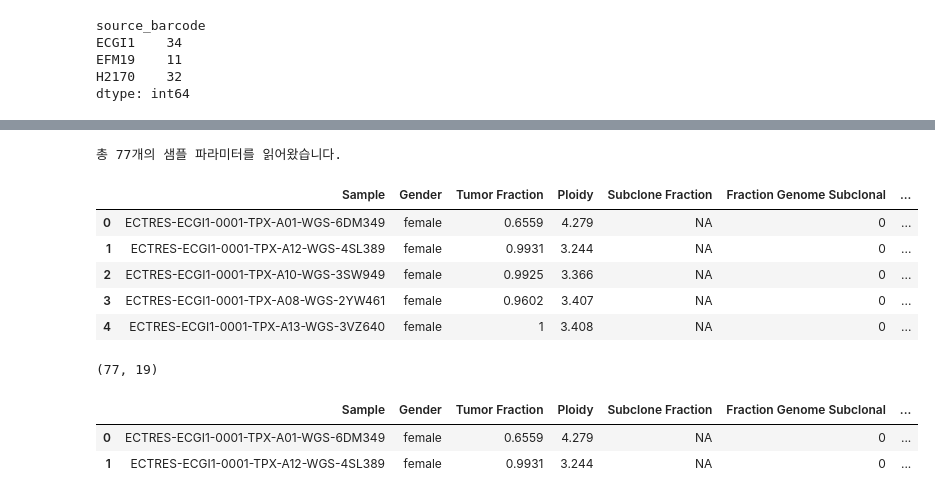
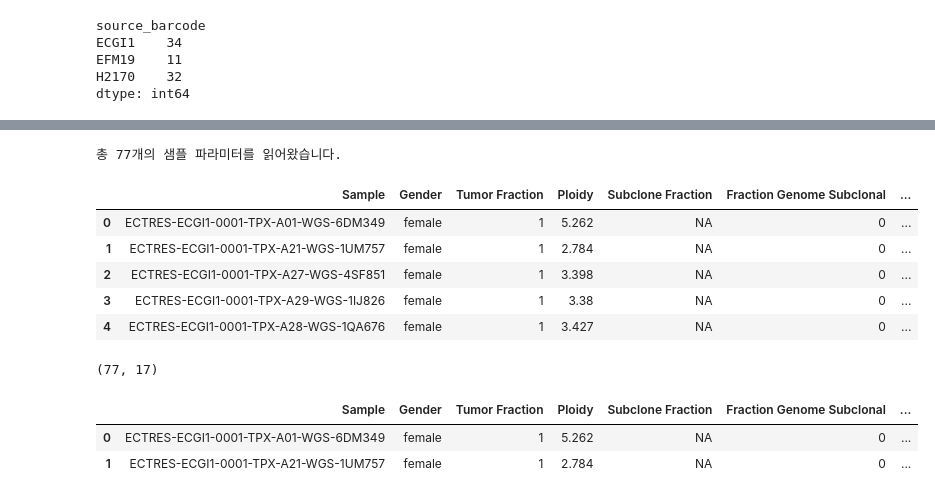
Before and after one commit to JiwonShon/ECTRES, a Jupyter notebook: ichorCNA.ipynb, the cells around one changed output, grey strips where cells are left out. Drawn from its saved outputs; the diff is of its cells as text; code cells hidden in the pictures.

```diff
--- a/ichorCNA.ipynb
+++ b/ichorCNA.ipynb
@@ -98,7 +98,7 @@ bam_manifest[bam_manifest['sample_id']=='parental']
 # bam_manifest.to_csv('../manifest/ECTRES_clones_nf_dna_bam.csv',index=False)  ## 20260309
 # bam_manifest.to_csv('/mnt/NAS3/home/jiwon/ECTRES/manifest/ECTRES_clones_nf_dna_bam.csv',index=False)  ## 20260309
 # %%
-root_path = '/mnt/NAS3/home/jiwon/HL-NF/scratch/ECTRES/results/ichorCNA/ichorCNA/'
+root_path = '/mnt/NAS3/home/jiwon/HL-NF/scratch/ECTRES/results/ichorCNA/v2/'
 
 # 2. 모든 하위 폴더에서 .params.txt 파일 찾기
 # 예: .../ichorCNA/Sample_Folder/Sub_Folder/Sample_Name.params.txt
@@ -128,41 +128,41 @@ for file in param_files:
                     # 빈 줄이거나 하단 테이블(n_0)이 시작되면 멈춤
                     if not current_line or current_line.startswith('n_0'):
                         break
 
                     if ":" in current_line:
                         key, val = current_line.split(":", 1)
                         sample_info[key.strip()] = val.strip()
                 break # 원하는 블록을 다 읽었으면 해당 파일 종료
 
     if sample_info:
         all_results.append(sample_info)
 
 # 3. 데이터프레임 생성
 df_ichor = pd.DataFrame(all_results)
 
 # 4. 컬럼 순서 정리 (Sample을 가장 앞으로)
 cols = ['Sample'] + [c for c in df_ichor.columns if c != 'Sample']
 df_ichor = df_ichor[cols]
 
 # 5. 결과 확인
 print(f"총 {len(df_ichor)}개의 샘플 파라미터를 읽어왔습니다.")
 
 df_ichor['aliquot_barcode']=df_ichor['Sample']
 display(df_ichor.head())
 
 # (팁) 엑셀이나 CSV로 저장하고 싶으시면 아래 주석 해제
 # df_ichor.to_csv('ichorCNA_summary_table.csv', index=False)
 # %% [output]
 총 77개의 샘플 파라미터를 읽어왔습니다.
 |  | Sample | Gender | Tumor Fraction | Ploidy | Subclone Fraction | Fraction Genome Subclonal | ... |
-| 0 | ECTRES-ECGI1-0001-TPX-A01-WGS-6DM349 | female | 0.6559 | 4.279 | NA | 0 | ... |
-| 1 | ECTRES-ECGI1-0001-TPX-A12-WGS-4SL389 | female | 0.9931 | 3.244 | NA | 0 | ... |
-| 2 | ECTRES-ECGI1-0001-TPX-A10-WGS-3SW949 | female | 0.9925 | 3.366 | NA | 0 | ... |
-| 3 | ECTRES-ECGI1-0001-TPX-A08-WGS-2YW461 | female | 0.9602 | 3.407 | NA | 0 | ... |
-| 4 | ECTRES-ECGI1-0001-TPX-A13-WGS-3VZ640 | female | 1 | 3.408 | NA | 0 | ... |
+| 0 | ECTRES-ECGI1-0001-TPX-A01-WGS-6DM349 | female | 1 | 5.262 | NA | 0 | ... |
+| 1 | ECTRES-ECGI1-0001-TPX-A21-WGS-1UM757 | female | 1 | 2.784 | NA | 0 | ... |
+| 2 | ECTRES-ECGI1-0001-TPX-A27-WGS-4SF851 | female | 1 | 3.398 | NA | 0 | ... |
+| 3 | ECTRES-ECGI1-0001-TPX-A29-WGS-1IJ826 | female | 1 | 3.38 | NA | 0 | ... |
+| 4 | ECTRES-ECGI1-0001-TPX-A28-WGS-1QA676 | female | 1 | 3.427 | NA | 0 | ... |
 # %%
 ichor_df= pd.merge(df_ichor, bam_manifest[['aliquot_barcode','source_barcode','sample_id']], on='aliquot_barcode', how='left')
 
 ichor_df.shape
 # %% [output]
-(77, 19)
+(77, 17)
@@ -170,8 +173,8 @@ ichor_df.shape
 ichor_df.head(2)
 # %% [output]
 |  | Sample | Gender | Tumor Fraction | Ploidy | Subclone Fraction | Fraction Genome Subclonal | ... |
-| 0 | ECTRES-ECGI1-0001-TPX-A01-WGS-6DM349 | female | 0.6559 | 4.279 | NA | 0 | ... |
-| 1 | ECTRES-ECGI1-0001-TPX-A12-WGS-4SL389 | female | 0.9931 | 3.244 | NA | 0 | ... |
+| 0 | ECTRES-ECGI1-0001-TPX-A01-WGS-6DM349 | female | 1 | 5.262 | NA | 0 | ... |
+| 1 | ECTRES-ECGI1-0001-TPX-A21-WGS-1UM757 | female | 1 | 2.784 | NA | 0 | ... |
 # %%
 ichor_df['GC-Map correction MAD'].max()
 # %% [output]
```
Also changed, not shown: parts of 5 cells of this notebook, 6 other files.
